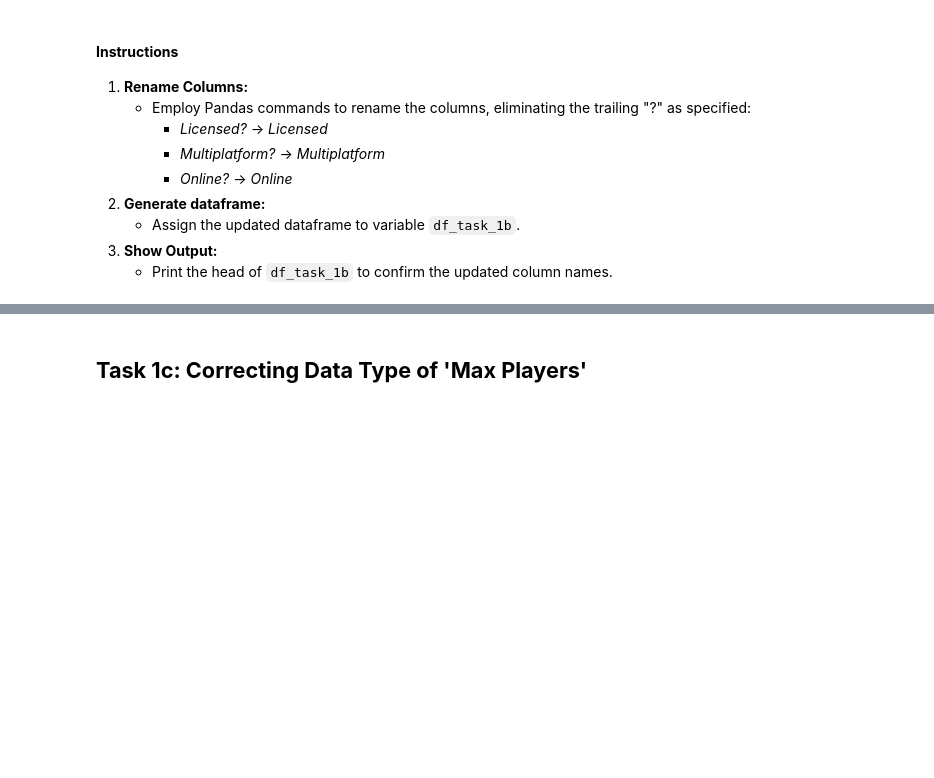
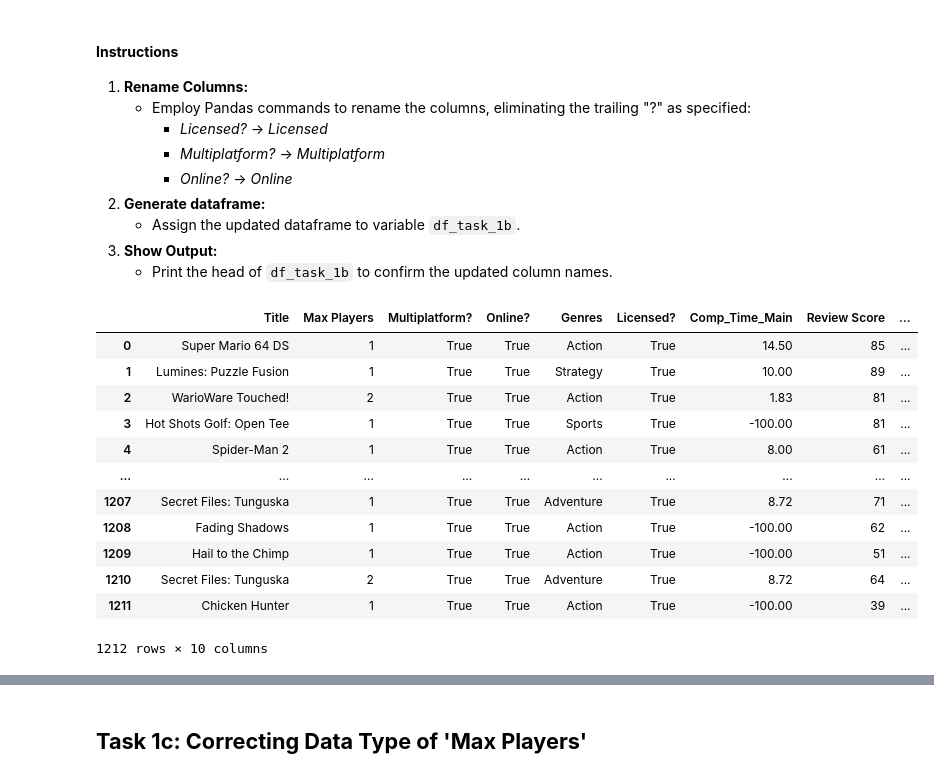
Before and after one commit to visdesignlab/persist_examples, a Jupyter notebook: Study Data II - Video Games/PANDAS_video_games_tasks.ipynb, the cells around one changed output, grey strips where cells are left out. Drawn from its saved outputs; the diff is of its cells as text; code cells hidden in the pictures; blank space fills up the shorter version.

```diff
--- a/Study Data II - Video Games/PANDAS_video_games_tasks.ipynb
+++ b/Study Data II - Video Games/PANDAS_video_games_tasks.ipynb
@@ -70,0 +86,2 @@ df.head()
+# %%
+df=df.drop(columns=['Re-release?', 'Comp_Time_All'], axis=1)
@@ -83,4 +120,20 @@ It looks like our dataset header went wrong when reading the file and some colum
     - Assign the updated dataframe to variable `df_task_1b`.
 3. **Show Output:**
     - Print the head of `df_task_1b` to confirm the updated column names.
+# %%
+df
+# %% [output]
+|  | Title | Max Players | Multiplatform? | Online? | Genres | Licensed? | Comp_Time_Main | Review Score | ... |
+| 0 | Super Mario 64 DS | 1 | True | True | Action | True | 14.50 | 85 | ... |
+| 1 | Lumines: Puzzle Fusion | 1 | True | True | Strategy | True | 10.00 | 89 | ... |
+| 2 | WarioWare Touched! | 2 | True | True | Action | True | 1.83 | 81 | ... |
+| 3 | Hot Shots Golf: Open Tee | 1 | True | True | Sports | True | -100.00 | 81 | ... |
+| 4 | Spider-Man 2 | 1 | True | True | Action | True | 8.00 | 61 | ... |
+| ... | ... | ... | ... | ... | ... | ... | ... | ... | ... |
+| 1207 | Secret Files: Tunguska | 1 | True | True | Adventure | True | 8.72 | 71 | ... |
+| 1208 | Fading Shadows | 1 | True | True | Action | True | -100.00 | 62 | ... |
+| 1209 | Hail to the Chimp | 1 | True | True | Action | True | -100.00 | 51 | ... |
+| 1210 | Secret Files: Tunguska | 2 | True | True | Adventure | True | 8.72 | 64 | ... |
+| 1211 | Chicken Hunter | 1 | True | True | Action | True | -100.00 | 39 | ... |
+1212 rows × 10 columns
 # %%
```
Also changed, not shown: parts of 36 cells of this notebook, 1 other file.
